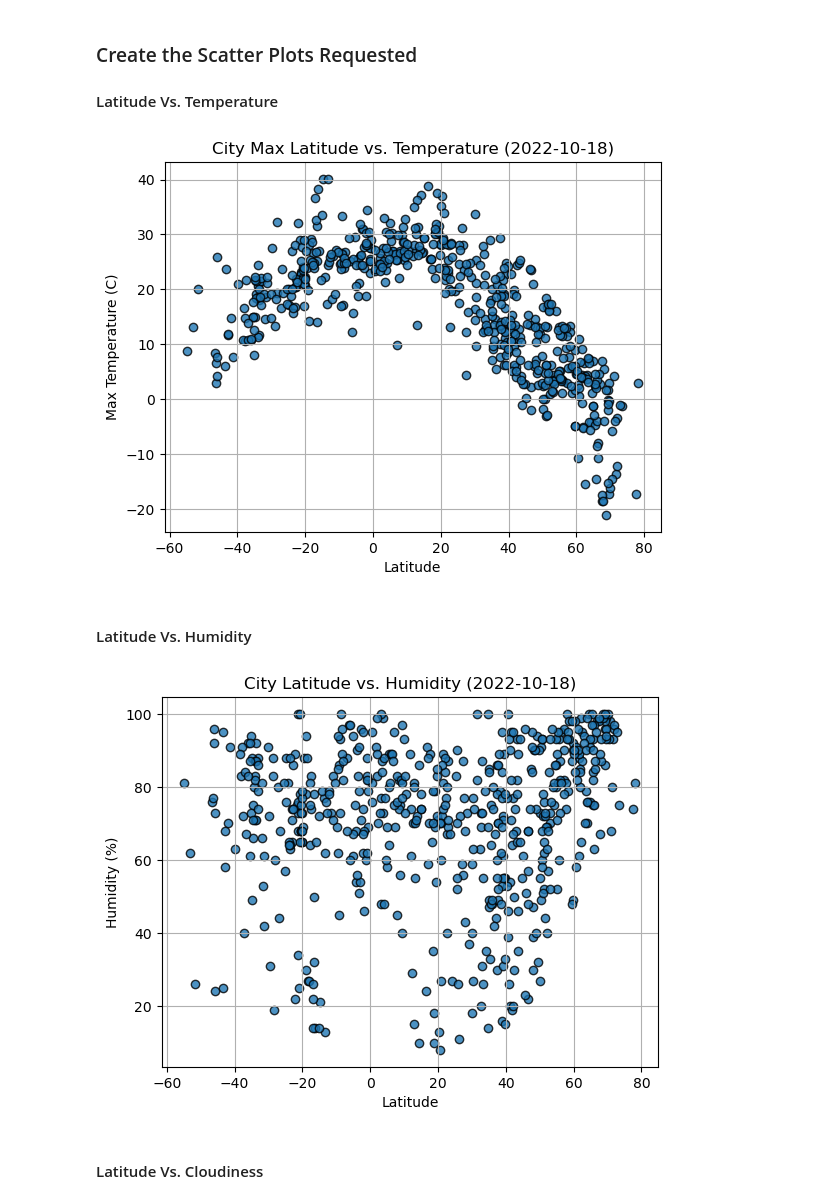
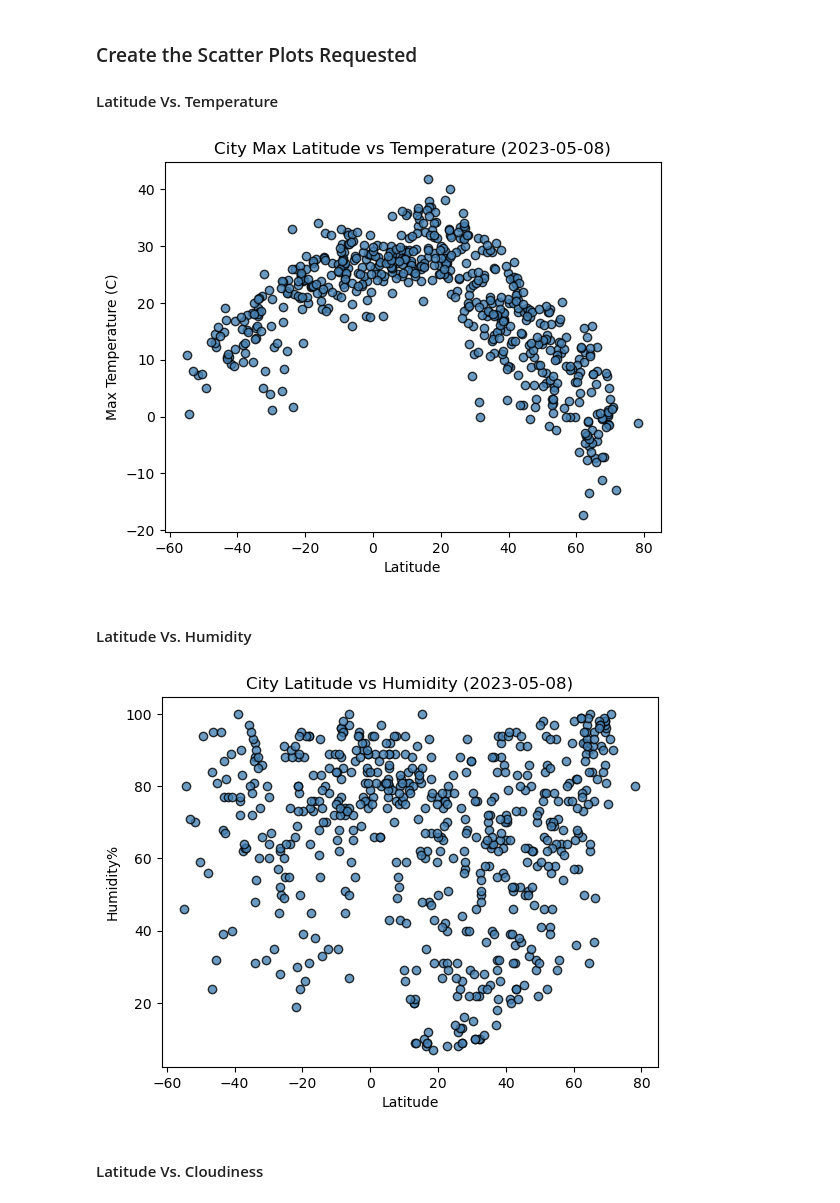
Before and after one commit to joey-october85/06-python-api-challenge, a Jupyter notebook: WeatherPy/starter_code/WeatherPy.ipynb, the cells around one changed output. Cells and saved outputs as stored; diff of their text form; code cells hidden in the pictures.

```diff
--- a/WeatherPy/starter_code/WeatherPy.ipynb
+++ b/WeatherPy/starter_code/WeatherPy.ipynb
@@ -191,34 +191,44 @@ city_data_df.head()
 #### Latitude Vs. Temperature
 # %%
 # Build scatter plot for latitude vs. temperature
-# YOUR CODE HERE
+lats = city_data_df['Lat']
+temps = city_data_df['Max Temp']
+
+plot1 = plt.scatter(lats, temps, facecolors="steelblue", alpha=0.8, edgecolors='black')
 
 # Incorporate the other graph properties
-# YOUR CODE HERE
+plt.xlabel('Latitude')
+plt.ylabel('Max Temperature (C)')
+plt.title('City Max Latitude vs Temperature (2023-05-08)')
 
 # Save the figure
-plt.savefig("output_data/Fig1.png")
+plt.savefig("../output_data/Fig1.png")
 
 # Show plot
 plt.show()
 # %% [output]
-[figure, old version]
+[figure, new version]
 # %% [markdown]
 #### Latitude Vs. Humidity
 # %%
-# Build the scatter plots for latitude vs. humidity
-# YOUR CODE HERE
+# Build scatter plot for latitude vs. humidity
+lats = city_data_df['Lat']
+humidity = city_data_df['Humidity']
+
+plot1 = plt.scatter(lats, humidity, facecolors="steelblue", alpha=0.8, edgecolors='black')
 
 # Incorporate the other graph properties
-# YOUR CODE HERE
+plt.xlabel('Latitude')
+plt.ylabel('Humidity%')
+plt.title('City Latitude vs Humidity (2023-05-08)')
 
 # Save the figure
-plt.savefig("output_data/Fig2.png")
+plt.savefig("../output_data/Fig2.png")
 
 # Show plot
 plt.show()
 # %% [output]
-[figure, old version]
+[figure, new version]
 # %% [markdown]
 #### Latitude Vs. Cloudiness
 # %%
```
Also changed, not shown: parts of 11 cells of this notebook, 5 other files.
